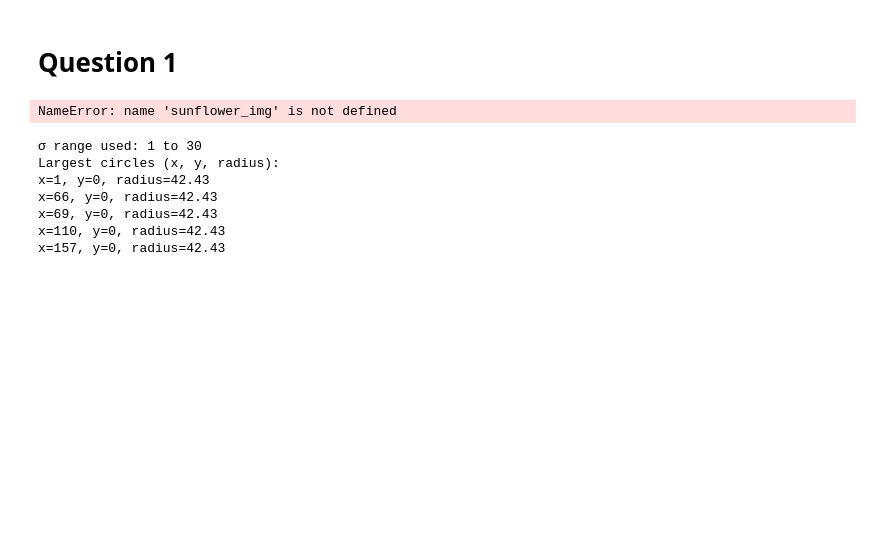
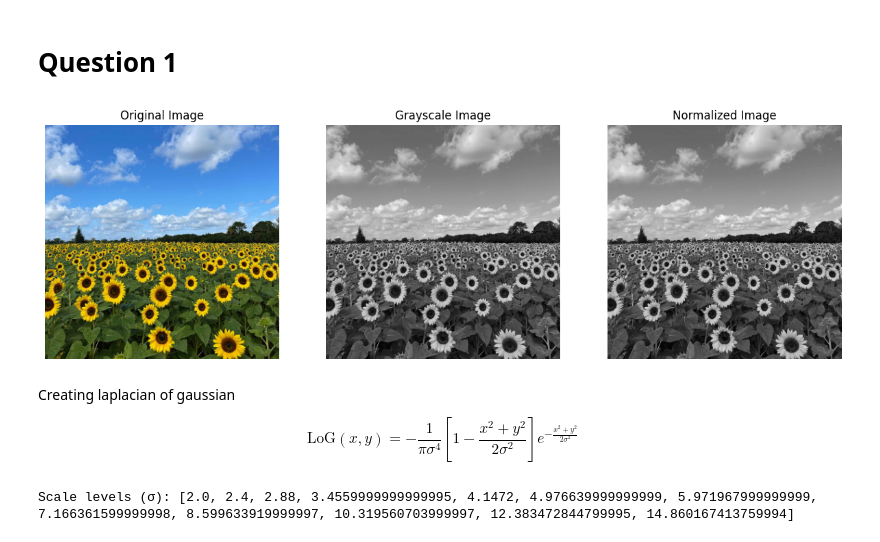
Before and after one commit to PankajaBalasooriya/EN3160_Image_Processing_and_Machine_Vision, a Jupyter notebook: Assignments/Assignment2_Fitting_and_allignment/assignment2.ipynb, the cells around one changed output. Cells and saved outputs as stored; diff of their text form; code cells hidden in the pictures; blank space fills up the shorter version.

```diff
--- a/Assignments/Assignment2_Fitting_and_allignment/assignment2.ipynb
+++ b/Assignments/Assignment2_Fitting_and_allignment/assignment2.ipynb
@@ -58,25 +11,30 @@ largest_blobs = blobs_sorted[:5]  # report top 5 largest circles
-# %%
-output = im.copy()
-for (x, y, r) in largest_blobs:
-    cv.circle(output, (int(x), int(y)), int(r), (0, 255, 0), 2)
-
-plt.figure(figsize=(12, 8))
-plt.imshow(cv.cvtColor(output, cv.COLOR_BGR2RGB))
-plt.title('Detected Sunflowers (Largest Circles)')
-plt.axis('off')
-plt.show()
-# %% [output]
-NameError: name 'sunflower_img' is not defined
-# %%
-print("σ range used:", sigma_min, "to", sigma_max)
-print("Largest circles (x, y, radius):")
-for (x, y, r) in largest_blobs:
-    print(f"x={x}, y={y}, radius={r:.2f}")
-# %% [output]
-σ range used: 1 to 30
-Largest circles (x, y, radius):
-x=1, y=0, radius=42.43
-x=66, y=0, radius=42.43
-x=69, y=0, radius=42.43
-x=110, y=0, radius=42.43
-x=157, y=0, radius=42.43
+# %%
+# Read the image at reduced resolution
+sunflower_img = cv.imread('images/the_berry_farms_sunflower_field.jpeg', cv.IMREAD_REDUCED_COLOR_4)
+gray_img = cv.cvtColor(sunflower_img, cv.COLOR_BGR2GRAY)
+normalized_img = gray_img.astype(np.float32) / 255.0  # normalize image to [0,1]
+
+# display 3 images
+plt.figure(figsize=(15, 5))
+plt.subplot(1, 3, 1)
+plt.imshow(cv.cvtColor(sunflower_img, cv.COLOR_BGR2RGB))
+plt.title('Original Image')
+plt.axis('off')
+
+plt.subplot(1, 3, 2)
+plt.imshow(gray_img, cmap='gray')
+plt.title('Grayscale Image')
+plt.axis('off')
+
+plt.subplot(1, 3, 3)
+plt.imshow(normalized_img, cmap='gray')
+plt.title('Normalized Image')
+plt.axis('off')
+
+plt.show()
+# %% [output]
+[figure, added]
+# %% [markdown]
+Creating laplacian of gaussian
+
+$$\text{LoG}(x, y) = -\frac{1}{\pi\sigma^4}\left[1 - \frac{x^2 + y^2}{2\sigma^2}\right]e^{-\frac{x^2 + y^2}{2\sigma^2}}$$
@@ -82,0 +69,8 @@ x=157, y=0, radius=42.43
+# %%
+initial_sigma = 2.0
+k = 1.2
+n_levels = 12
+sigmas = [initial_sigma * (k**i) for i in range(n_levels)]
+print("Scale levels (σ):", sigmas)
+# %% [output]
+Scale levels (σ): [2.0, 2.4, 2.88, 3.4559999999999995, 4.1472, 4.976639999999999, 5.971967999999999, 7.166361599999998, 8.599633919999997, 10.319560703999997, 12.383472844799995, 14.860167413759994]
```
Also changed, not shown: parts of 13 cells of this notebook, 1 other file.
